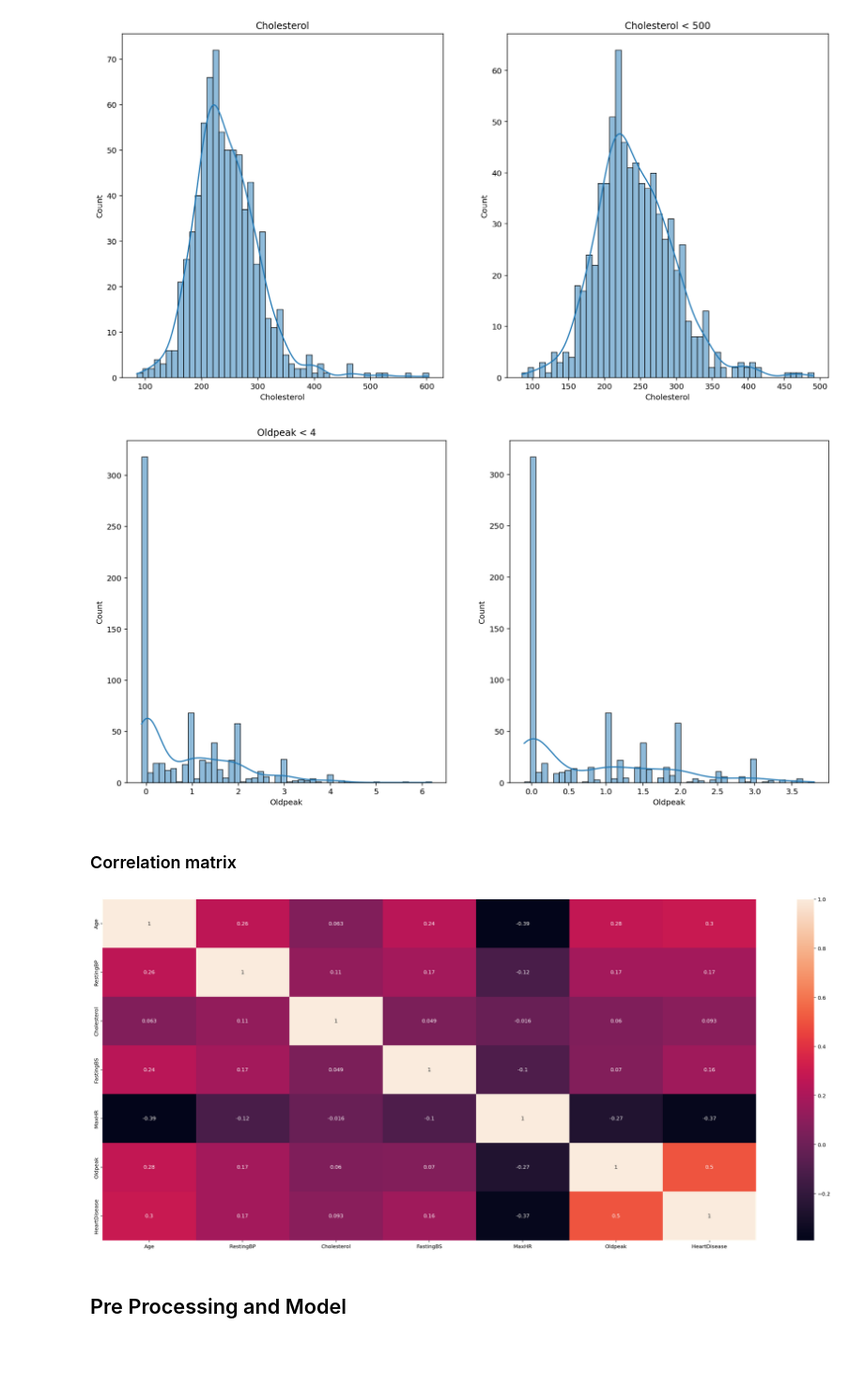
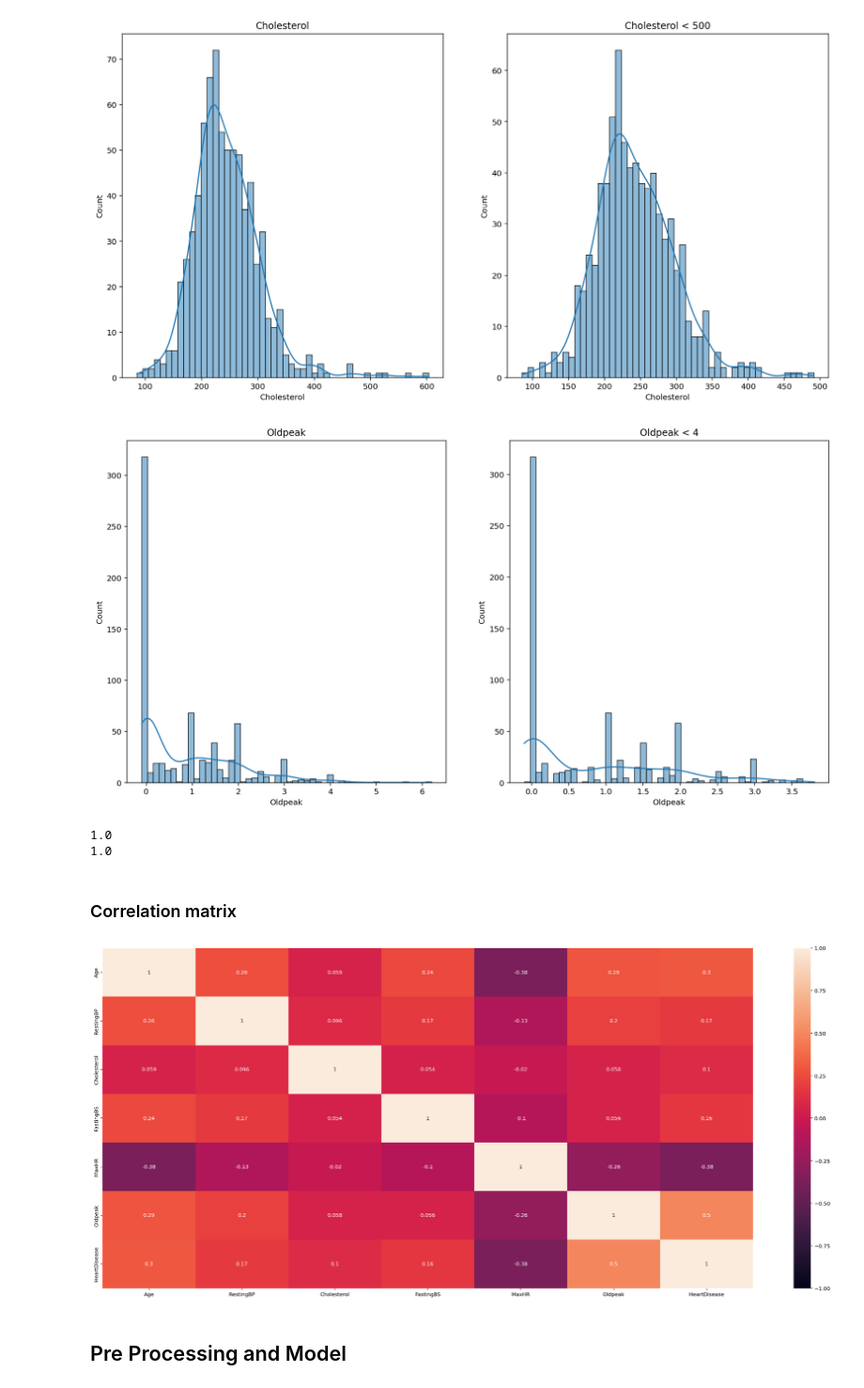
Before and after one commit to yxyfer/PTML_Project, a Jupyter notebook: src/heart_failure_prediction_supervised.ipynb, the cells around one changed output. Shown at 94% size. Cells and saved outputs as stored; diff of their text form; code cells hidden in the pictures; blank space fills up the shorter version.

```diff
--- a/src/heart_failure_prediction_supervised.ipynb
+++ b/src/heart_failure_prediction_supervised.ipynb
@@ -188,24 +189,30 @@ sn.histplot(data=df, x="Oldpeak", kde=True, bins=50, ax=axs[0])
 sn.histplot(data=df[df["Oldpeak"] < 4], x="Oldpeak", kde=True, bins=50, ax=axs[1])
 
 axs[0].set_title("Oldpeak")
-axs[0].set_title("Oldpeak < 4")
+axs[1].set_title("Oldpeak < 4")
 
 plt.show()
 # %% [output]
-[figure, old version]
+[figure, new version]
 # %%
+print(df[df["Oldpeak"] < 4].size/df.size)
+print(df[df["Cholesterol"] < 500].size/df.size)
+
 df = df[df["Oldpeak"] < 4]
 df = df[df["Cholesterol"] < 500]
+# %% [output]
+1.0
+1.0
 # %% [markdown]
 ### Correlation matrix
 # %%
 # Plot the correlation matrix
 corr = df.corr()
 plt.figure(figsize=(28, 12))
-sn.heatmap(corr, annot=True, xticklabels=corr.columns, yticklabels=corr.columns)
+sn.heatmap(corr, annot=True, xticklabels=corr.columns, yticklabels=corr.columns, vmin = -1, vmax = 1)
 plt.show()
 # %% [output]
-[figure, old version]
+[figure, new version]
 # %% [markdown]
 ## Pre Processing and Model
 # %% [markdown]
```
Also changed, not shown: parts of 15 cells of this notebook.
